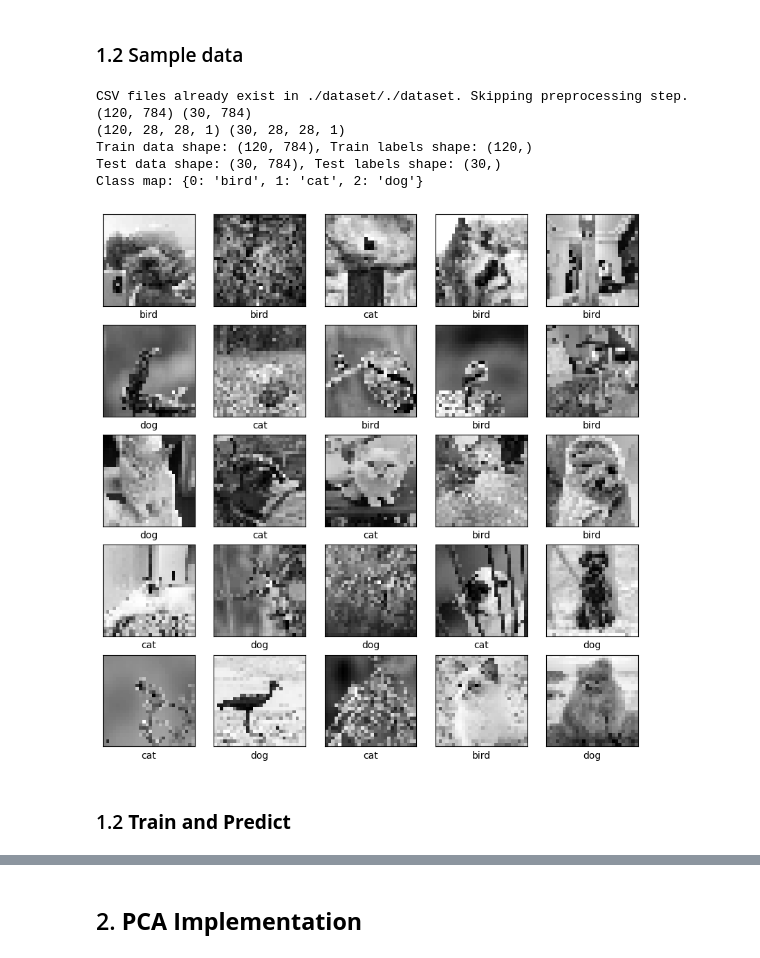
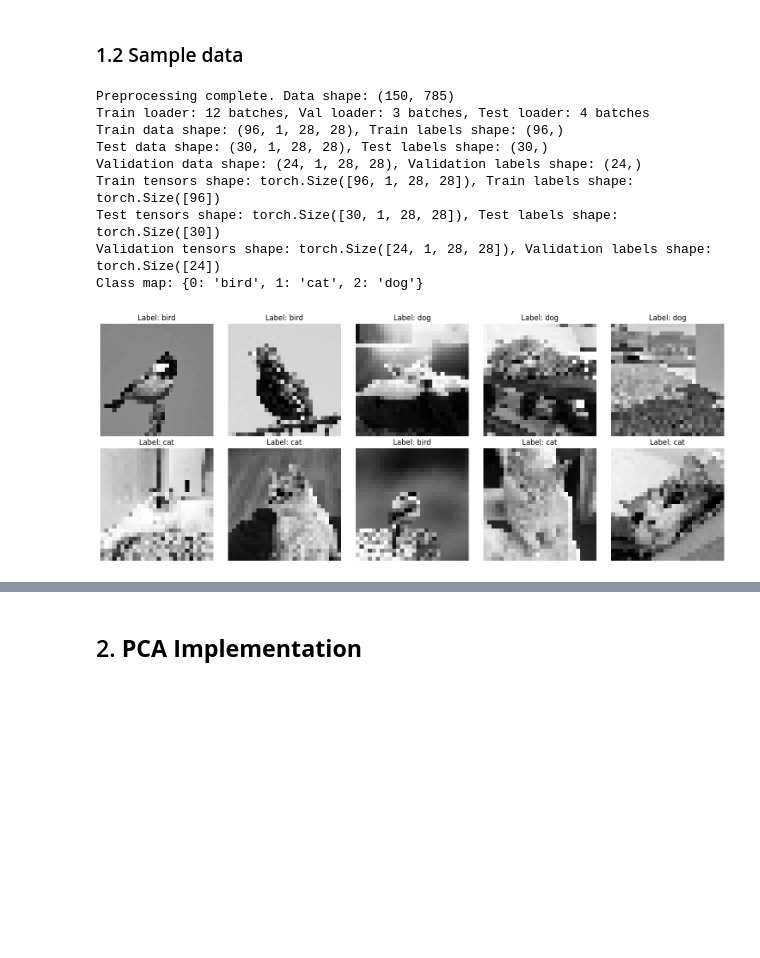
Before and after one commit to janmcconnellCityU/DS510_Team_Project, a Jupyter notebook: ds510-tp-cnn-pca-notebook.ipnyb.ipynb, the cells around one changed output, grey strips where cells are left out. Cells and saved outputs as stored; diff of their text form; code cells hidden in the pictures; blank space fills up the shorter version.

```diff
--- a/ds510-tp-cnn-pca-notebook.ipnyb.ipynb
+++ b/ds510-tp-cnn-pca-notebook.ipnyb.ipynb
@@ -103,39 +163,44 @@ class DataModule:
 # %% [markdown]
 ### 1.2 Sample data
 # %%
-
-dataset = DataModule(data_dir="./dataset", dataset_dir="mnist-animals", test_size=0.2, random_state=42)
-
-x_train_data, y_train_data, x_test_data, y_test_data = dataset.get_train_data()
-# Reshape and normalize data
-print(x_train_data.shape, x_test_data.shape)
-X_train_norm = x_train_data.astype("float32") / 255.0
-X_test_norm = x_test_data.astype("float32") / 255.0
-X_train = X_train_norm.reshape(-1, 28, 28, 1)
-X_test = X_test_norm.reshape(-1, 28, 28, 1)
-print(X_train.shape, X_test.shape)
-
-print(f"Train data shape: {dataset.x_train.shape}, Train labels shape: {dataset.y_train.shape}")
-print(f"Test data shape: {dataset.x_test.shape}, Test labels shape: {dataset.y_test.shape}")
-print(f"Class map: {dataset.class_map}")
+def print_data_summary(data_obj=None):
+    # Initialize and use the data module
+    if data_obj is None:
+        data_module = DataModule(im_dim_target=28, batch_size=8)
+    else:
+        data_module = data_obj
+    train_loader, val_loader, test_loader = data_module.get_dataloaders()
+    print(f"Train loader: {len(train_loader)} batches, Val loader: {len(val_loader)} batches, Test loader: {len(test_loader)} batches")
+    # get training data
+    x_train, y_train, x_test, y_test, x_val, y_val = data_module.get_train_data()
+    print(f"Train data shape: {x_train.shape}, Train labels shape: {y_train.shape}")
+    print(f"Test data shape: {x_test.shape}, Test labels shape: {y_test.shape}")
+    print(f"Validation data shape: {x_val.shape}, Validation labels shape: {y_val.shape}")
+    # get training tensors
+    x_train_tensor, y_train_tensor, x_test_tensor, y_test_tensor, x_val_tensor, y_val_tensor = data_module.get_train_tensors()
+    print(f"Train tensors shape: {x_train_tensor.shape}, Train labels shape: {y_train_tensor.shape}")
+    print(f"Test tensors shape: {x_test_tensor.shape}, Test labels shape: {y_test_tensor.shape}")
+    print(f"Validation tensors shape: {x_val_tensor.shape}, Validation labels shape: {y_val_tensor.shape}")
+    classifications = data_module.get_class_map()
+    print(f"Class map: {classifications}")
+    # Display some sample images
+    plt.figure(figsize=(15, 6))
+    for i in range(10):
+        plt.subplot(2, 5, i+1)
+        plt.imshow(x_train[i, 0], cmap='gray')
+        plt.title(f"Label: {classifications[y_train[i]]}")
+        plt.axis('off')
+    plt.tight_layout()
+    plt.show()
+print_data_summary()  # Call the function to print the data summary
 # %% [output]
-CSV files already exist in ./dataset/./dataset. Skipping preprocessing step.
-(120, 784) (30, 784)
-(120, 28, 28, 1) (30, 28, 28, 1)
-Train data shape: (120, 784), Train labels shape: (120,)
-Test data shape: (30, 784), Test labels shape: (30,)
+Preprocessing complete. Data shape: (150, 785)
+Train loader: 12 batches, Val loader: 3 batches, Test loader: 4 batches
+Train data shape: (96, 1, 28, 28), Train labels shape: (96,)
+Test data shape: (30, 1, 28, 28), Test labels shape: (30,)
+Validation data shape: (24, 1, 28, 28), Validation labels shape: (24,)
+Train tensors shape: torch.Size([96, 1, 28, 28]), Train labels shape: torch.Size([96])
+Test tensors shape: torch.Size([30, 1, 28, 28]), Test labels shape: torch.Size([30])
+Validation tensors shape: torch.Size([24, 1, 28, 28]), Validation labels shape: torch.Size([24])
 Class map: {0: 'bird', 1: 'cat', 2: 'dog'}
+[figure, added]
-# %%
-# visualize sample image
-plt.figure(figsize=(10, 10))
-for i in range(25):
-    plt.subplot(5, 5, i + 1)
-    plt.xticks([])
-    plt.yticks([])
-    plt.grid(False)
-    plt.imshow(X_train[i+50], cmap='gray')
-    plt.xlabel(dataset.class_map[y_train_data[i]])
-# %% [output]
-[figure, removed]
-# %% [markdown]
-### 1.2 **Train and Predict**
```
Also changed, not shown: parts of 14 cells of this notebook, 2 other files.
